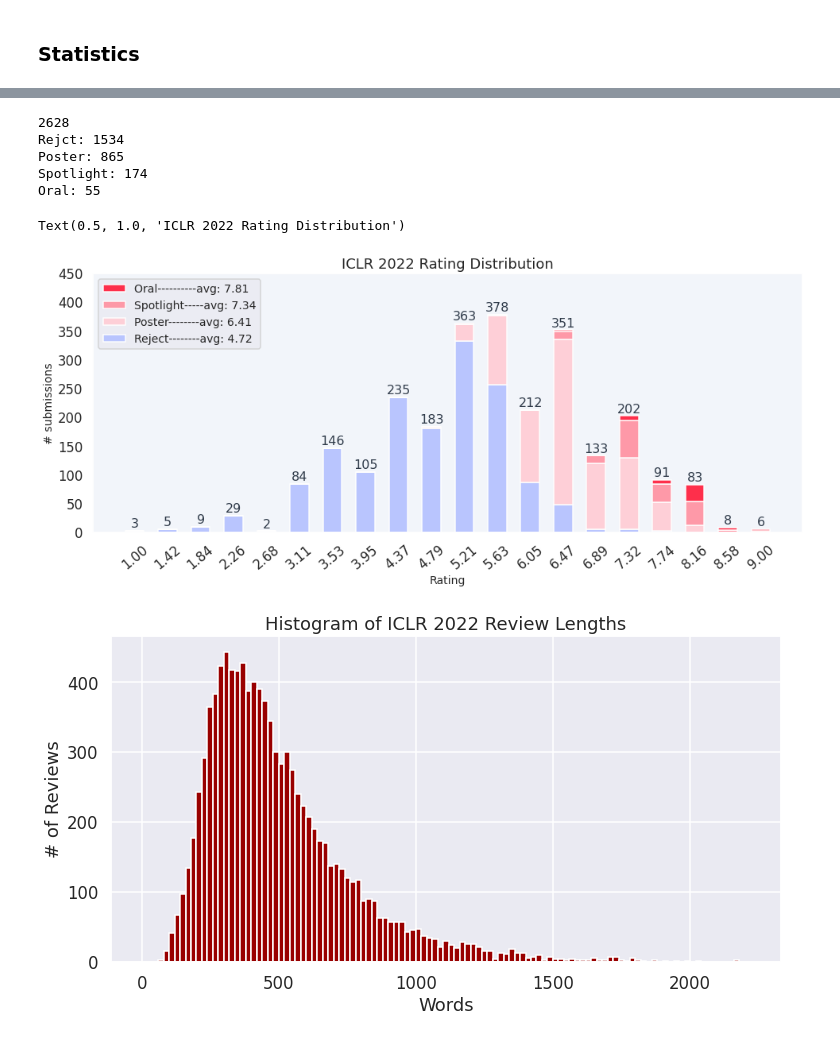
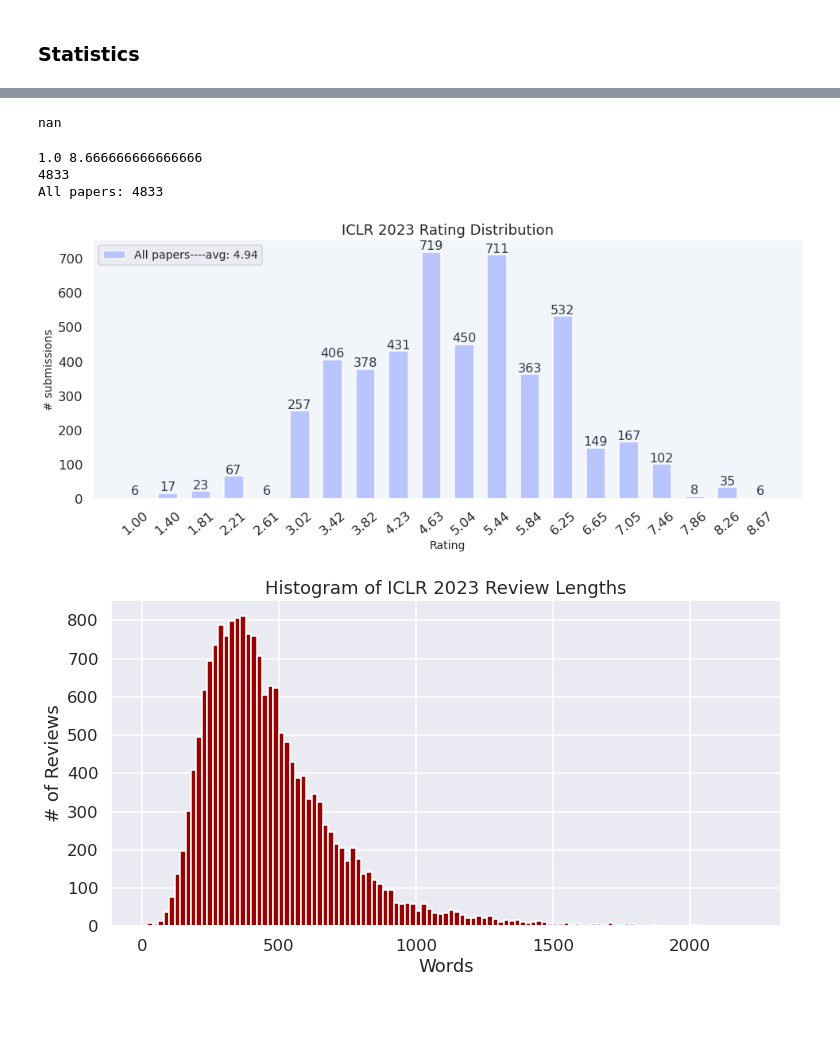
Before and after one commit to fedebotu/ICLR2023-OpenReviewData, a Jupyter notebook: notebooks/1. Plots.ipynb, the cells around one changed output, grey strips where cells are left out. Saved outputs shown, nothing was run; the diff lists cells and outputs as text; code cells hidden in the pictures; blank space fills up the shorter version.

```diff
--- a/notebooks/1. Plots.ipynb
+++ b/notebooks/1. Plots.ipynb
@@ -184,72 +140,59 @@ print(f"  Avg reject: {reject_avgs.mean():.2f} ± {reject_avgs.std():.2f}")
+# %%
+ratings_avgs = rating_avgs[~np.isnan(rating_avgs)]
+rating_avgs.max()
+# %% [output]
+nan
 # %%
-data = df[df['withdraw'] == 0]['ratings_avg']
+data = df['ratings_avg']
+# data = df[df['withdraw'] == 0]['ratings_avg']
 rating_avgs = np.array(data)
+rating_avgs = rating_avgs[~np.isnan(rating_avgs)]
 _min, _max = rating_avgs.min(), rating_avgs.max()
+print(_min, _max)
 
 width = 0.24
 fig = plt.figure(figsize=[16, 6], frameon=False)
 
 ax = fig.add_subplot(1, 1, 1)
 ax.set_facecolor((0.898, 0.925, 0.965, 0.5))
 ax.spines['left'].set_color('w')
 ax.spines['bottom'].set_color('w')
 ax.spines['right'].set_color('w')
 ax.spines['top'].set_color('w')
 
 # all submissions
 hist, bin_edges = np.histogram(rating_avgs, bins=20, range=(_min, _max))
 # ax.bar(np.linspace(_min, _max, len(hist)), hist, width=width, alpha=0.95,
 #        color='#789BFF', capsize=4)
 print(sum(hist))
 for i, v in zip(np.linspace(_min, _max, len(hist)), hist):
     ax.text(i - 0.05 * len(str(v)), v + 6.0, str(v), color='#2f3a49', fontsize=16)
 
-# reject
-hist_reject, _ = np.histogram(reject_avgs, bins=20, range=(_min, _max))
-print(f"Rejct: {sum(hist_reject)}")
+# papers
+hist_reject, _ = np.histogram(rating_avgs, bins=20, range=(_min, _max))
+print(f"All papers: {sum(hist_reject)}")
 ax.bar(np.linspace(_min, _max, len(hist)), hist_reject, width=width, alpha=0.95,
-       color='#B6C3FF', capsize=4, label=f'{"Reject":-<14}avg: {reject_avgs.mean():.2f}')
+       color='#B6C3FF', capsize=4, label=f'{"All papers":-<14}avg: {rating_avgs.mean():.2f}')
 
-# poster
-hist_poster, _ = np.histogram(poster_avgs, bins=20, range=(_min, _max))
-print(f"Poster: {sum(hist_poster)}")
-ax.bar(np.linspace(_min, _max, len(hist)), hist_poster, bottom=hist_reject, width=width, alpha=0.95,
-       color='#ffced6', capsize=4, label=f'{"Poster":-<14}avg: {poster_avgs.mean():.2f}')
 
-# spotlight
-hist_spotlight, _ = np.histogram(spotlight_avgs, bins=20, range=(_min, _max))
-print(f"Spotlight: {sum(hist_spotlight)}")
-ax.bar(np.linspace(_min, _max, len(hist)), hist_spotlight, bottom=hist_poster + hist_reject,
-       width=width, alpha=0.95,
-       color='#FF95A4', capsize=4, label=f'{"Spotlight":-<14}avg: {spotlight_avgs.mean():.2f}')
-
-# oral
-hist_oral, _ = np.histogram(oral_avgs, bins=20, range=(_min, _max))
-print(f"Oral: {sum(hist_oral)}")
-ax.bar(np.linspace(_min, _max, len(hist)), hist_oral, bottom=hist_poster + hist_reject + hist_spotlight,
-       width=width, alpha=0.95,
-       color='#FF2542', capsize=4, label=f'{"Oral":-<14}avg: {oral_avgs.mean():.2f}')
-
-plt.ylim(0, 450)
+# plt.ylim(0, 450)
 plt.xticks(ticks=np.linspace(_min, _max, len(hist)),
            rotation=40,
            labels=[f"{d:.2f}" for d in np.linspace(_min, _max, len(hist))])
 ax.set_ylabel(r"# submissions", fontsize=14)
 ax.set_xlabel("Rating", fontsize=14)
 ax.set_axisbelow(True)
 ax.grid()
 handles, labels = ax.get_legend_handles_labels()
 ax.legend(handles[::-1], labels[::-1], loc=2, fontsize=14)
-plt.title('ICLR 2022 Rating Distribution')
-# plt.savefig('../images/stats_bar_0130.png')
+plt.title('ICLR 2023 Rating Distribution')
+# make figure white
+plt.savefig(f'{image_path}stats_barplot_{date}.png')
 # %% [output]
-2628
-Rejct: 1534
-Poster: 865
-Spotlight: 174
-Oral: 55
+1.0 8.666666666666666
+4833
+All papers: 4833
-Text(0.5, 1.0, 'ICLR 2022 Rating Distribution')
-[figure, old version]
+[figure, new version]
 # %%
 def flatten(l):
     return [item for sublist in l for item in sublist]
@@ -261,7 +204,7 @@ confidences = flatten(df['confidences'].apply(lambda x: eval(x)).tolist())
 # %%
 # Plot histograms of review len
 fig = plt.figure(figsize=(12, 6))
-plt.title('Histogram of ICLR 2022 Review Lengths')
+plt.title('Histogram of ICLR 2023 Review Lengths')
 
 
 # Review length hist (remove the 10 shortest/longest reviews)
@@ -272,9 +215,9 @@ plt.hist(all_review_len_sorted_clip, bins=[v*interval for v in list(
     color='#990000')
 plt.xlabel('Words')
 plt.ylabel('# of Reviews')
-plt.show()
+plt.savefig(f'{image_path}review_length_hist_{date}.png')
 # %% [output]
-[figure, old version]
+[figure, new version]
 # %%
 unique_ratings = np.unique(ratings)
 bins = [v*interval for v in list(np.array(range(np.max(review_lengths)//interval)))]
```
Also changed, not shown: parts of 17 cells of this notebook, 3 other files.
